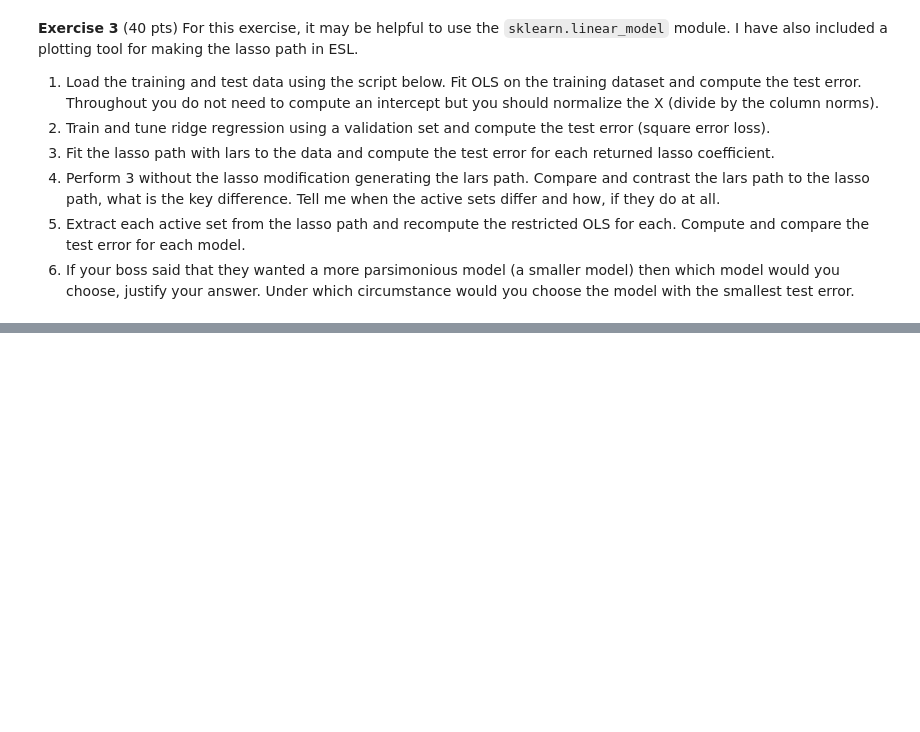
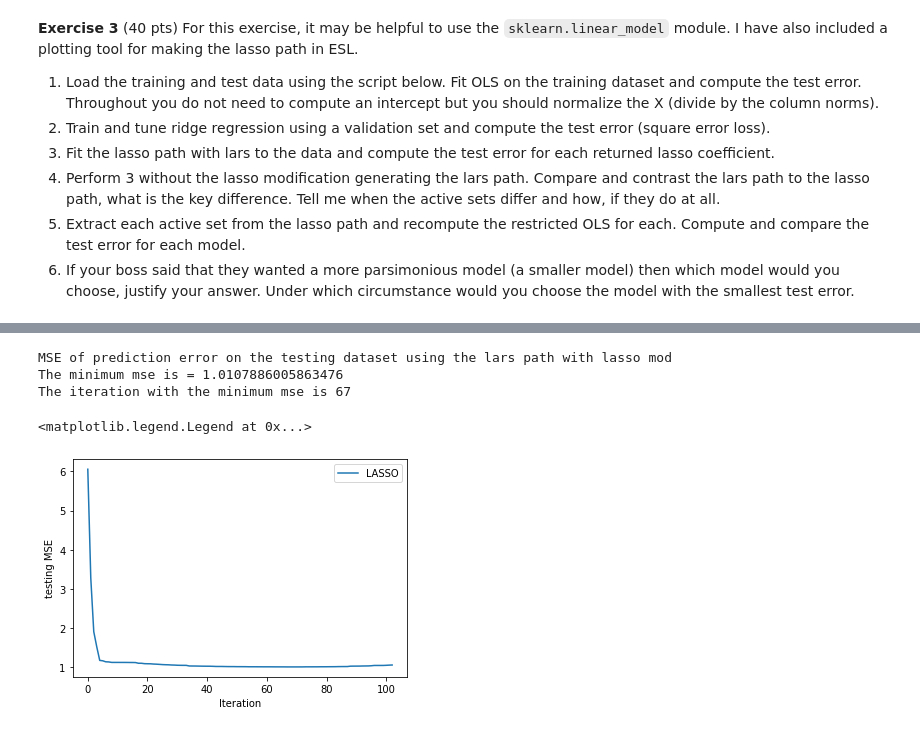
Before and after one commit to kvali7/Stat-ML-Playground, a Jupyter notebook: hw2/hw2.ipynb, the cells around one changed output, grey strips where cells are left out. Cells and saved outputs as stored; diff of their text form; code cells hidden in the pictures; blank space fills up the shorter version.

```diff
--- a/hw2/hw2.ipynb
+++ b/hw2/hw2.ipynb
@@ -97,0 +272,18 @@ with open('hw2.data','rb') as f:
+# %%
+#now we find the prediction error on the test set for LARS with lasso modification
+mseLASSO = [metrics.mean_squared_error(y_te,X_te_std @ coefsLASSO[:,i]) for i in range (0,n_iter+1)]
+
+print("MSE of prediction error on the testing dataset using the lars path with lasso mod")
+
+print ("The minimum mse is =", np.min(mseLASSO), "\nThe iteration with the minimum mse is", np.argmin(mseLASSO))
+
+plt.plot(mseLASSO, label="LASSO")
+plt.ylabel("testing MSE")
+plt.xlabel("Iteration")
+plt.legend()
+# %% [output]
+MSE of prediction error on the testing dataset using the lars path with lasso mod
+The minimum mse is = 1.0107886005863476
+The iteration with the minimum mse is 67
+<matplotlib.legend.Legend at 0x...>
+[figure, added]
```
Also changed, not shown: parts of 35 cells of this notebook.
